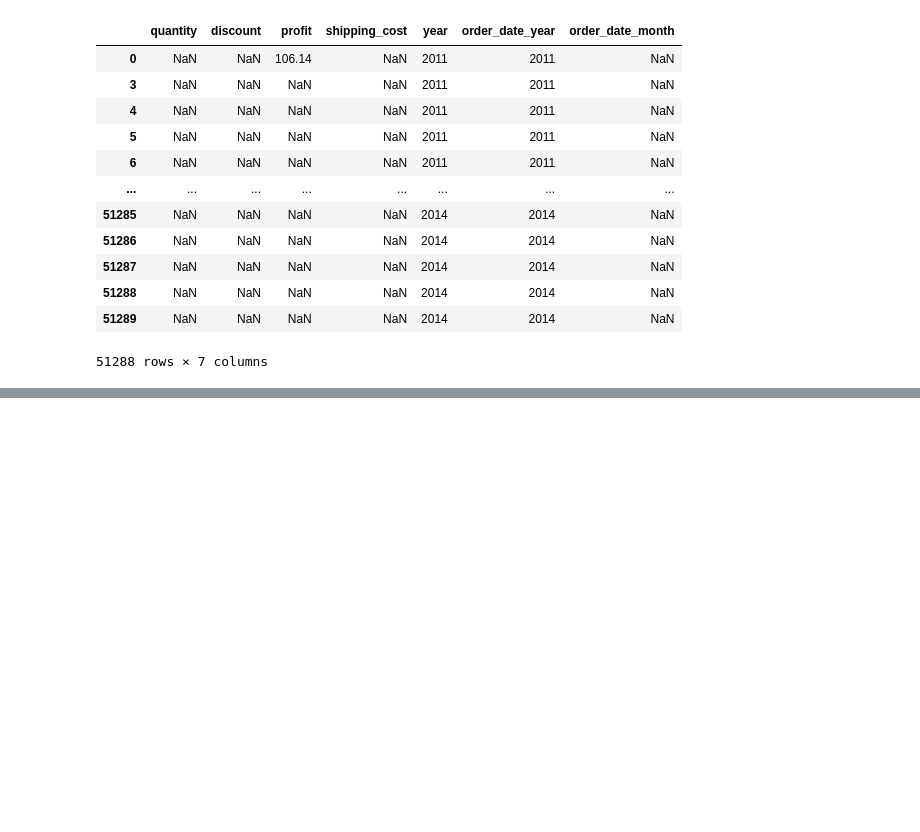
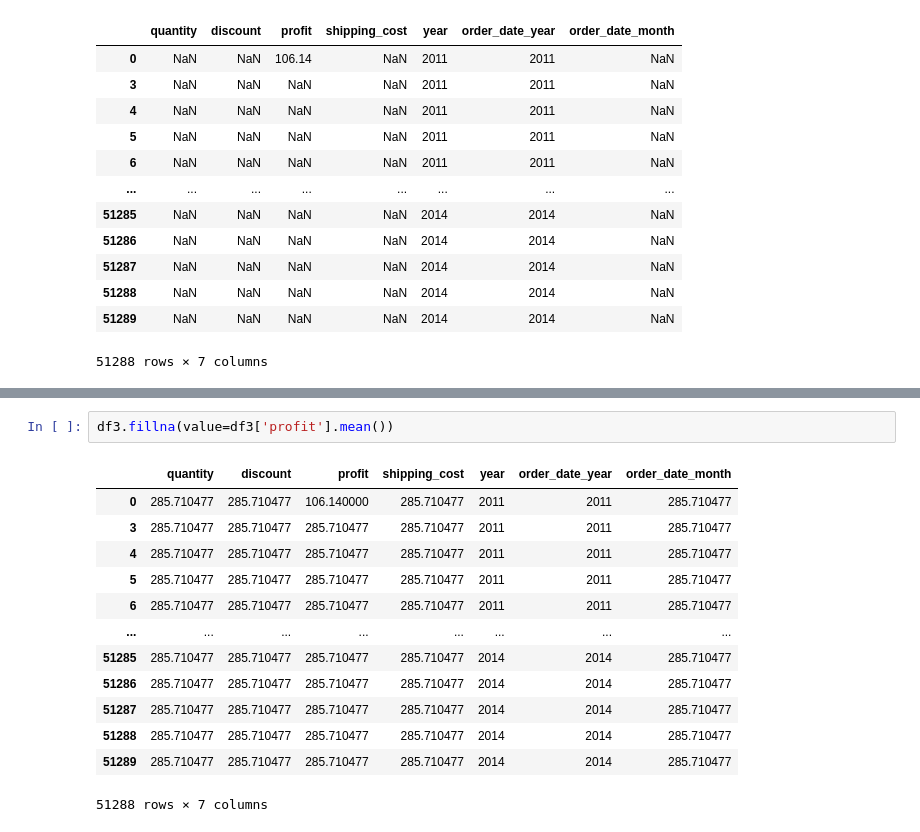
Before and after one commit to pranshuchaurasia/data-science-bootcamp, a Jupyter notebook: python-advanced/pandas_class2.ipynb, the cells around one changed output, grey strips where cells are left out. Saved outputs shown, nothing was run; the diff lists cells and outputs as text; blank space fills up the shorter version.

```diff
--- a/python-advanced/pandas_class2.ipynb
+++ b/python-advanced/pandas_class2.ipynb
@@ -559,0 +608,16 @@ df3
+# %%
+df3.fillna(value=df3['profit'].mean())
+# %% [output]
+|  | quantity | discount | profit | shipping_cost | year | order_date_year | order_date_month |
+| 0 | 285.710477 | 285.710477 | 106.140000 | 285.710477 | 2011 | 2011 | 285.710477 |
+| 3 | 285.710477 | 285.710477 | 285.710477 | 285.710477 | 2011 | 2011 | 285.710477 |
+| 4 | 285.710477 | 285.710477 | 285.710477 | 285.710477 | 2011 | 2011 | 285.710477 |
+| 5 | 285.710477 | 285.710477 | 285.710477 | 285.710477 | 2011 | 2011 | 285.710477 |
+| 6 | 285.710477 | 285.710477 | 285.710477 | 285.710477 | 2011 | 2011 | 285.710477 |
+| ... | ... | ... | ... | ... | ... | ... | ... |
+| 51285 | 285.710477 | 285.710477 | 285.710477 | 285.710477 | 2014 | 2014 | 285.710477 |
+| 51286 | 285.710477 | 285.710477 | 285.710477 | 285.710477 | 2014 | 2014 | 285.710477 |
+| 51287 | 285.710477 | 285.710477 | 285.710477 | 285.710477 | 2014 | 2014 | 285.710477 |
+| 51288 | 285.710477 | 285.710477 | 285.710477 | 285.710477 | 2014 | 2014 | 285.710477 |
+| 51289 | 285.710477 | 285.710477 | 285.710477 | 285.710477 | 2014 | 2014 | 285.710477 |
+51288 rows × 7 columns
```
Also changed, not shown: parts of 4 cells of this notebook.
